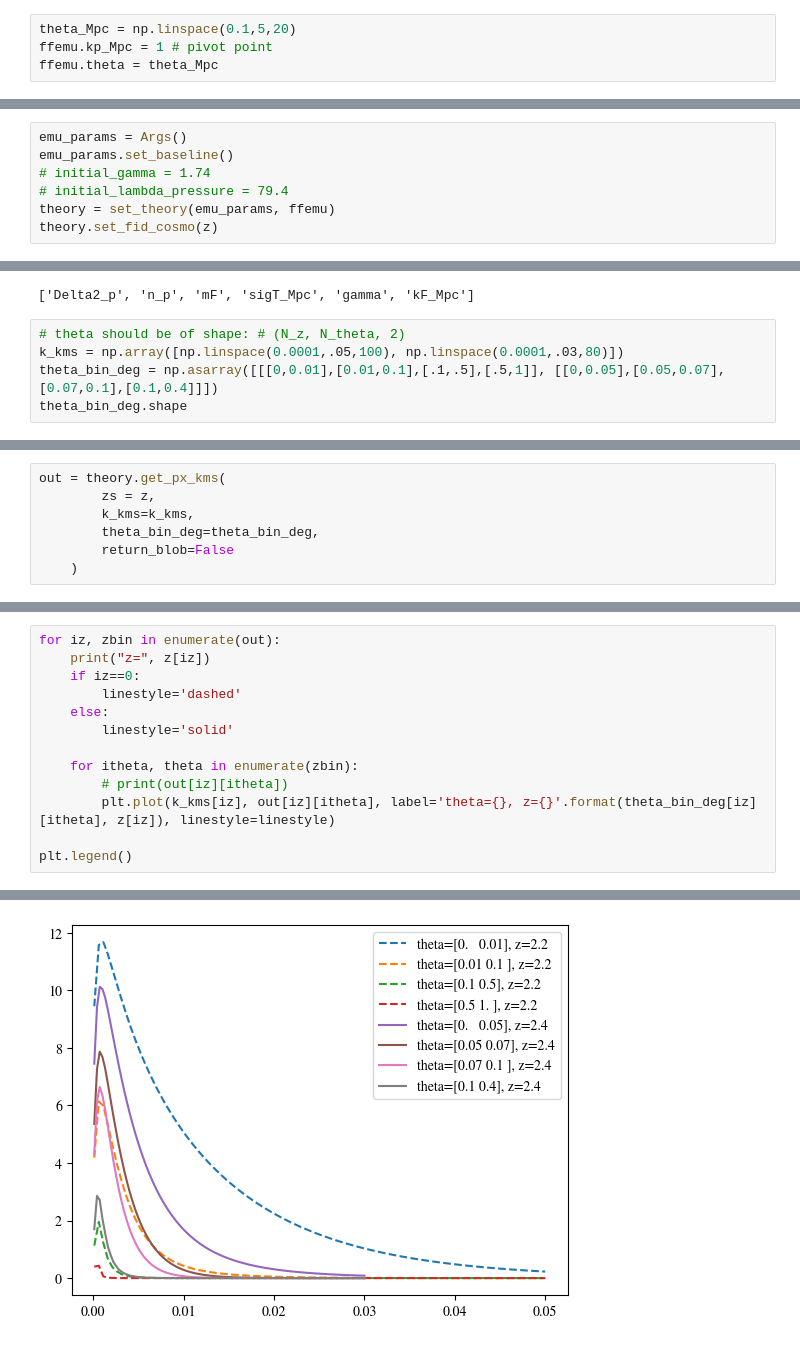
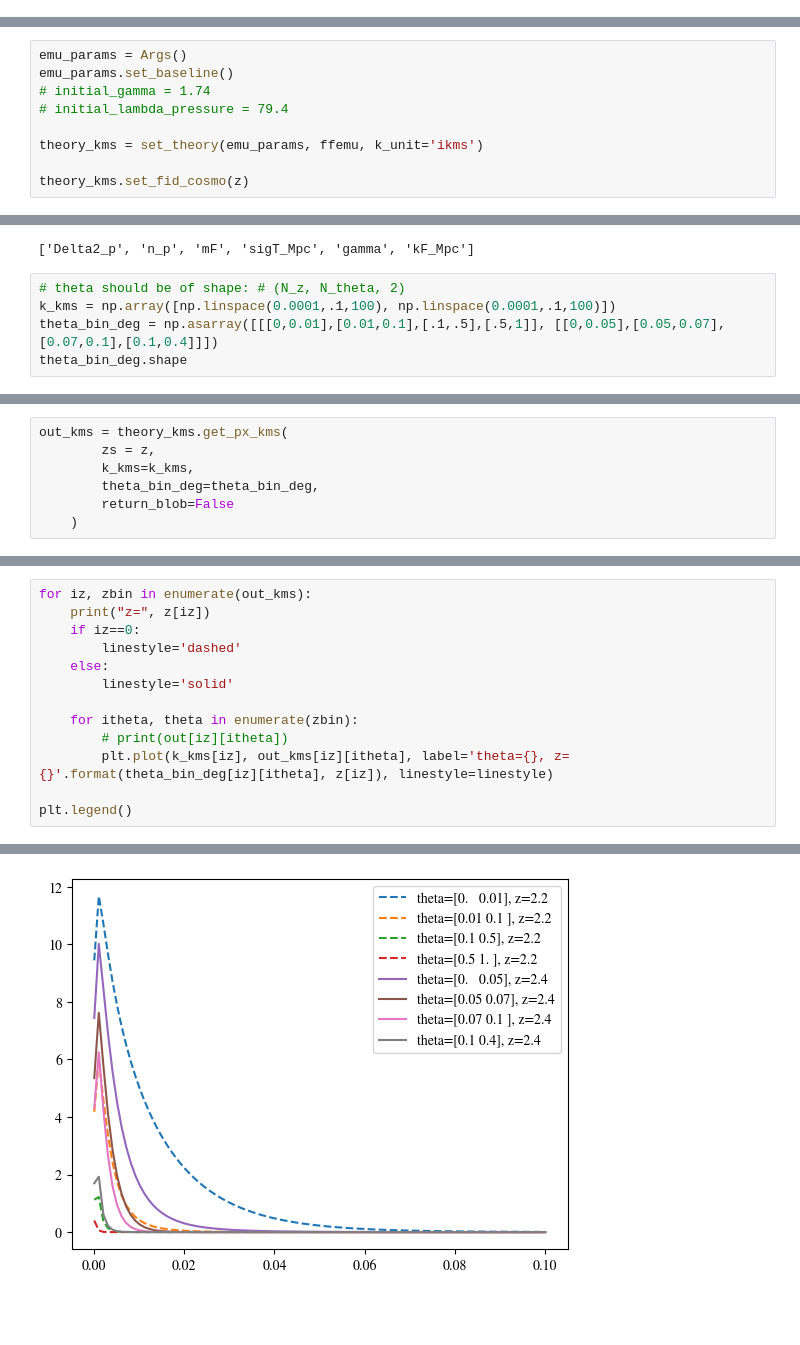
Before and after one commit to igmhub/cupix, a Jupyter notebook: notebooks/theory_test.ipynb, the cells around one changed output, grey strips where cells are left out. Saved outputs shown, nothing was run; the diff lists cells and outputs as text; blank space fills up the shorter version.

```diff
--- a/notebooks/theory_test.ipynb
+++ b/notebooks/theory_test.ipynb
@@ -44,7 +42,3 @@ ffemu = FF_emulator(z, cosmo, cc)
 ffemu.emu_params
 # %% [output]
 ['Delta2_p', 'n_p', 'mF', 'sigT_Mpc', 'gamma', 'kF_Mpc']
-# %%
-theta_Mpc = np.linspace(0.1,5,20)
-ffemu.kp_Mpc = 1 # pivot point
-ffemu.theta = theta_Mpc
@@ -55,15 +51,17 @@ emu_params = Args()
 emu_params.set_baseline()
 # initial_gamma = 1.74
 # initial_lambda_pressure = 79.4
-theory = set_theory(emu_params, ffemu)
-theory.set_fid_cosmo(z)
+
+theory_kms = set_theory(emu_params, ffemu, k_unit='ikms')
+
+theory_kms.set_fid_cosmo(z)
 # %%
 ffemu.emu_params
 # %% [output]
 ['Delta2_p', 'n_p', 'mF', 'sigT_Mpc', 'gamma', 'kF_Mpc']
 # %%
 # theta should be of shape: # (N_z, N_theta, 2)
-k_kms = np.array([np.linspace(0.0001,.05,100), np.linspace(0.0001,.03,80)])
+k_kms = np.array([np.linspace(0.0001,.1,100), np.linspace(0.0001,.1,100)])
 theta_bin_deg = np.asarray([[[0,0.01],[0.01,0.1],[.1,.5],[.5,1]], [[0,0.05],[0.05,0.07],[0.07,0.1],[0.1,0.4]]])
 theta_bin_deg.shape
 # %% [output]
@@ -71,5 +69,5 @@ ValueError: setting an array element with a sequence. The requested array has an
 # %%
-out = theory.get_px_kms(
+out_kms = theory_kms.get_px_kms(
         zs = z,
         k_kms=k_kms,
         theta_bin_deg=theta_bin_deg,
@@ -118,20 +84,20 @@ out
 # %%
-for iz, zbin in enumerate(out):
+for iz, zbin in enumerate(out_kms):
     print("z=", z[iz])
     if iz==0:
         linestyle='dashed'
     else:
         linestyle='solid'
 
     for itheta, theta in enumerate(zbin):
         # print(out[iz][itheta])
-        plt.plot(k_kms[iz], out[iz][itheta], label='theta={}, z={}'.format(theta_bin_deg[iz][itheta], z[iz]), linestyle=linestyle)
+        plt.plot(k_kms[iz], out_kms[iz][itheta], label='theta={}, z={}'.format(theta_bin_deg[iz][itheta], z[iz]), linestyle=linestyle)
 
 plt.legend()
 # %% [output]
 z= 2.2
 z= 2.4
 <matplotlib.legend.Legend at 0x...>
-[figure, old version]
+[figure, new version]
 # %% [markdown]
 Current working version includes option to have different k for different redshift bins, but not for different theta (might want to make this fully generic)
```
Also changed, not shown: parts of 20 cells of this notebook, 13 other files.
